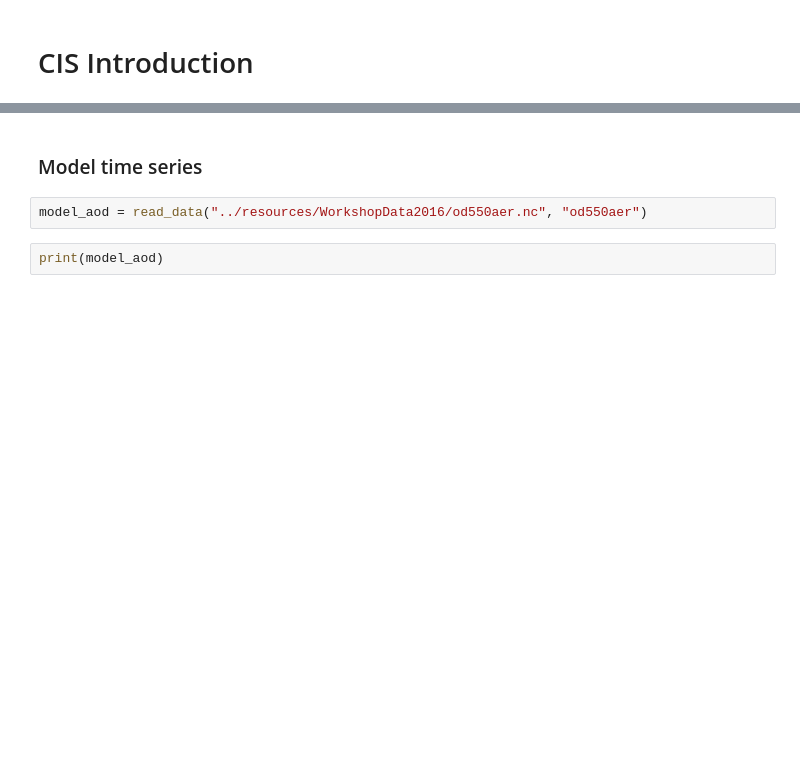
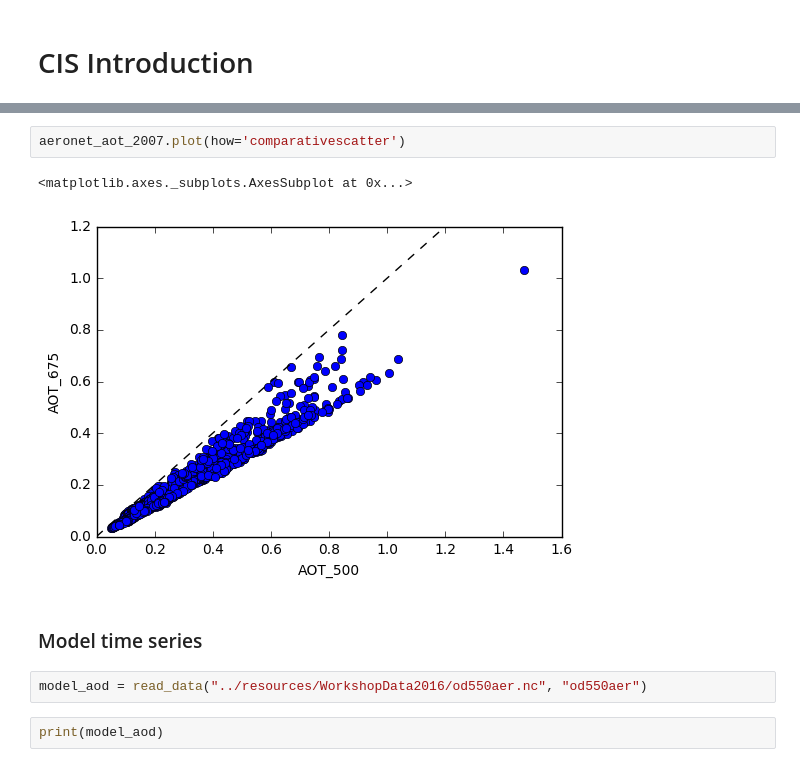
Before and after one commit to duncanwp/python_for_climate_scientists, a Jupyter notebook: course_content/notebooks/cis_introduction.ipynb, the cells around one changed output, grey strips where cells are left out. Cells and saved outputs as stored; diff of their text form; blank space fills up the shorter version.

```diff
--- a/course_content/notebooks/cis_introduction.ipynb
+++ b/course_content/notebooks/cis_introduction.ipynb
@@ -44,3 +111,8 @@ ax.set_xlim(datetime(2007,5,5), datetime(2007,8,26))
+# %%
+aeronet_aot_2007.plot(how='comparativescatter')
+# %% [output]
+<matplotlib.axes._subplots.AxesSubplot at 0x...>
+[figure, added]
 # %% [markdown]
 ### Model time series
 # %%
```
Also changed, not shown: parts of 61 cells of this notebook, 3 other files.
